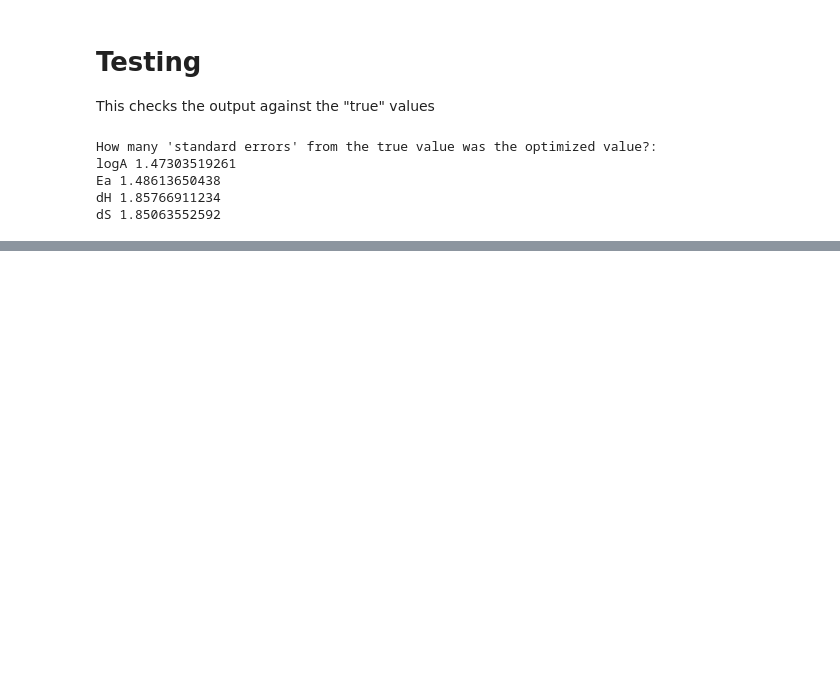
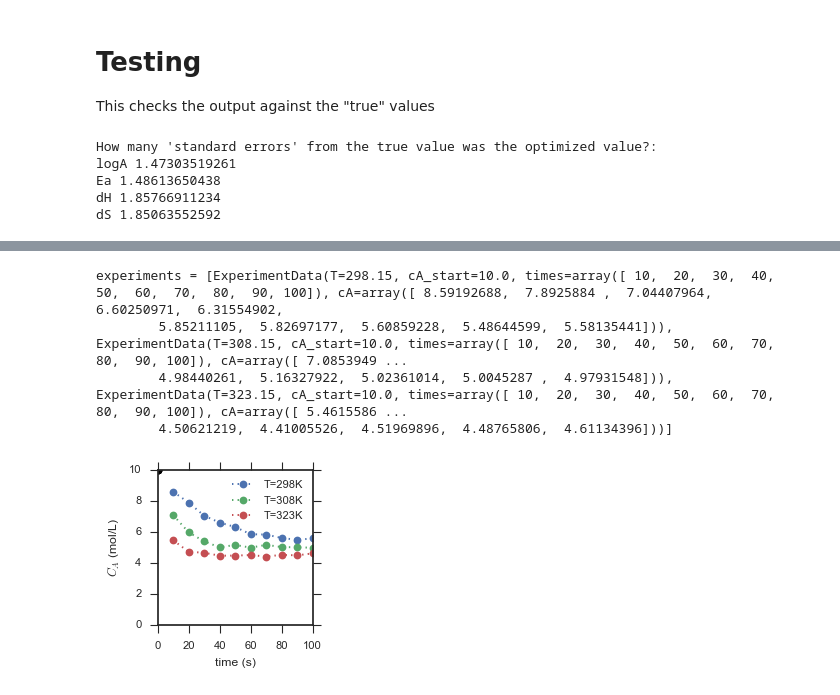
Before and after one commit to dbaugher/regression, a Jupyter notebook: FittingExercise.ipynb, the cells around one changed output, grey strips where cells are left out. Drawn from its saved outputs; the diff is of its cells as text; code cells hidden in the pictures; blank space fills up the shorter version.

```diff
--- a/FittingExercise.ipynb
+++ b/FittingExercise.ipynb
@@ -252,0 +347,10 @@ dS 1.85063552592
+# %%
+for e in experiments:
+    plot_experiment(e)
+print('experiments =',repr(experiments))
+# %% [output]
+experiments = [ExperimentData(T=298.15, cA_start=10.0, times=array([ 10,  20,  30,  40,  50,  60,  70,  80,  90, 100]), cA=array([ 8.59192688,  7.8925884 ,  7.04407964,  6.60250971,  6.31554902,
+        5.85211105,  5.82697177,  5.60859228,  5.48644599,  5.58135441])), ExperimentData(T=308.15, cA_start=10.0, times=array([ 10,  20,  30,  40,  50,  60,  70,  80,  90, 100]), cA=array([ 7.0853949 ...
+        4.98440261,  5.16327922,  5.02361014,  5.0045287 ,  4.97931548])), ExperimentData(T=323.15, cA_start=10.0, times=array([ 10,  20,  30,  40,  50,  60,  70,  80,  90, 100]), cA=array([ 5.4615586 ...
+        4.50621219,  4.41005526,  4.51969896,  4.48765806,  4.61134396]))]
+[figure, added]
```
Also changed, not shown: parts of 4 cells of this notebook, 2 other files.
